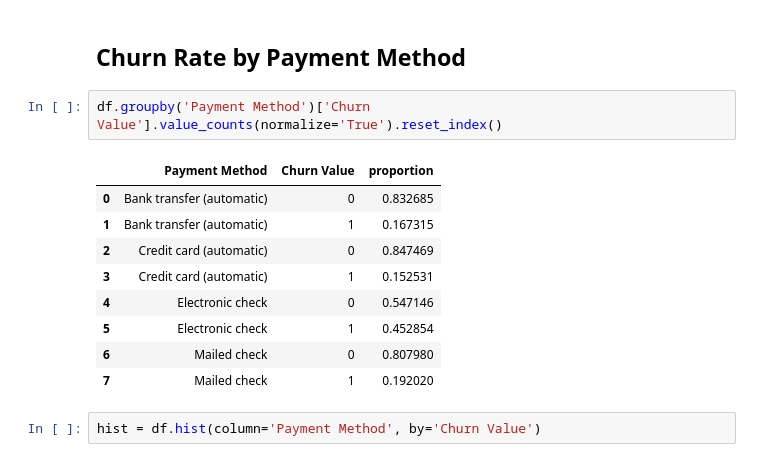
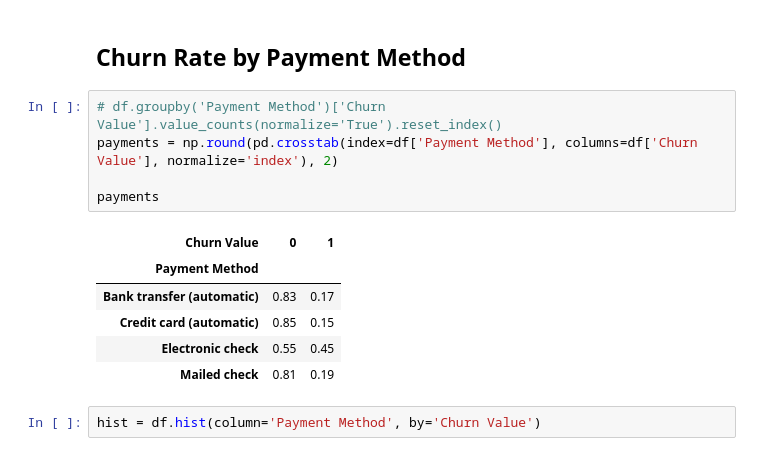
Before and after one commit to Reyal335/Telco-churn-analysis, a Jupyter notebook: notebooks/01_eda.ipynb, the cells around one changed output. Cells and saved outputs as stored; diff of their text form.

```diff
--- a/notebooks/01_eda.ipynb
+++ b/notebooks/01_eda.ipynb
@@ -201,17 +216,17 @@ hist = df.hist(column='Contract', by='Churn Value')
 # %% [markdown]
 ## Churn Rate by Payment Method
 # %%
-df.groupby('Payment Method')['Churn Value'].value_counts(normalize='True').reset_index()
+# df.groupby('Payment Method')['Churn Value'].value_counts(normalize='True').reset_index()
+payments = np.round(pd.crosstab(index=df['Payment Method'], columns=df['Churn Value'], normalize='index'), 2)
+
+payments
 # %% [output]
-|  | Payment Method | Churn Value | proportion |
-| 0 | Bank transfer (automatic) | 0 | 0.832685 |
-| 1 | Bank transfer (automatic) | 1 | 0.167315 |
-| 2 | Credit card (automatic) | 0 | 0.847469 |
-| 3 | Credit card (automatic) | 1 | 0.152531 |
-| 4 | Electronic check | 0 | 0.547146 |
-| 5 | Electronic check | 1 | 0.452854 |
-| 6 | Mailed check | 0 | 0.807980 |
-| 7 | Mailed check | 1 | 0.192020 |
+| Churn Value | 0 | 1 |
+| Payment Method |  |  |
+| Bank transfer (automatic) | 0.83 | 0.17 |
+| Credit card (automatic) | 0.85 | 0.15 |
+| Electronic check | 0.55 | 0.45 |
+| Mailed check | 0.81 | 0.19 |
 # %%
 hist = df.hist(column='Payment Method', by='Churn Value')
 # %% [output]
```
Also changed, not shown: parts of 2 cells of this notebook, 2 other files.
